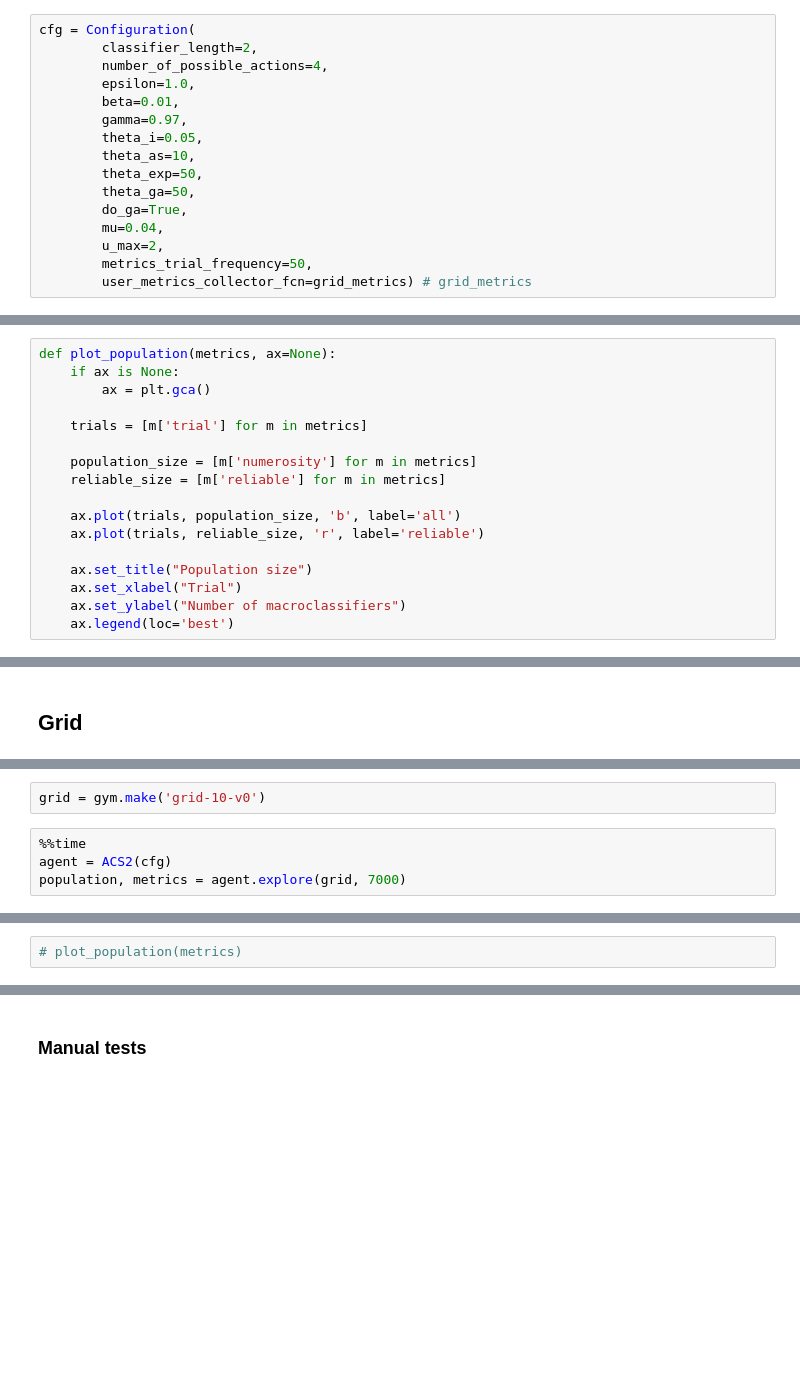
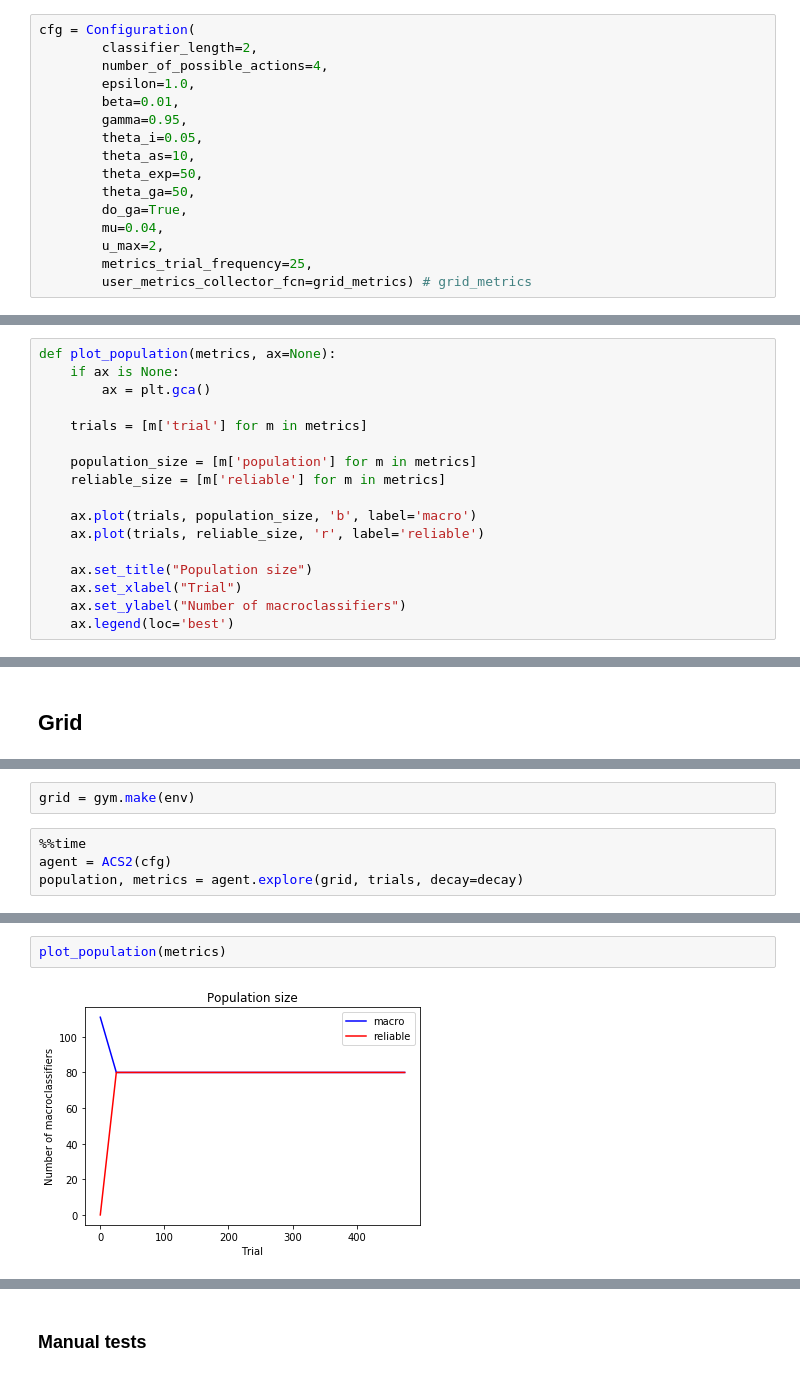
Before and after one commit to ParrotPrediction/pyalcs, a Jupyter notebook: notebooks/Grid.ipynb, the cells around one changed output, grey strips where cells are left out. Saved outputs shown, nothing was run; the diff lists cells and outputs as text; blank space fills up the shorter version.

Commit message:
Adjust Grid notebook

```diff
--- a/notebooks/Grid.ipynb
+++ b/notebooks/Grid.ipynb
@@ -54,7 +60,7 @@ cfg = Configuration(
         number_of_possible_actions=4,
         epsilon=1.0,
         beta=0.01,
-        gamma=0.97,
+        gamma=0.95,
         theta_i=0.05,
         theta_as=10,
         theta_exp=50,
@@ -62,7 +68,7 @@ cfg = Configuration(
         do_ga=True,
         mu=0.04,
         u_max=2,
-        metrics_trial_frequency=50,
+        metrics_trial_frequency=25,
         user_metrics_collector_fcn=grid_metrics) # grid_metrics
 # %%
 def print_cl(cl):
@@ -93,10 +99,10 @@ def plot_population(metrics, ax=None):
 
     trials = [m['trial'] for m in metrics]
 
-    population_size = [m['numerosity'] for m in metrics]
+    population_size = [m['population'] for m in metrics]
     reliable_size = [m['reliable'] for m in metrics]
 
-    ax.plot(trials, population_size, 'b', label='all')
+    ax.plot(trials, population_size, 'b', label='macro')
     ax.plot(trials, reliable_size, 'r', label='reliable')
 
     ax.set_title("Population size")
@@ -124,7 +134,7 @@ def plot_avg_fitness(metrics, ax=None):
 # %%
-grid = gym.make('grid-10-v0')
+grid = gym.make(env)
 # %%
 %%time
 agent = ACS2(cfg)
-population, metrics = agent.explore(grid, 7000)
+population, metrics = agent.explore(grid, trials, decay=decay)
 # %% [output]
@@ -140,4 +179,6 @@ for cl in sorted(population, key=lambda cl: -cl.fitness):
-# %%
-# plot_population(metrics)
+# %%
+plot_population(metrics)
+# %% [output]
+[figure, added]
 # %%
 plot_avg_fitness(metrics)
```
Also changed, not shown: parts of 21 cells of this notebook.
